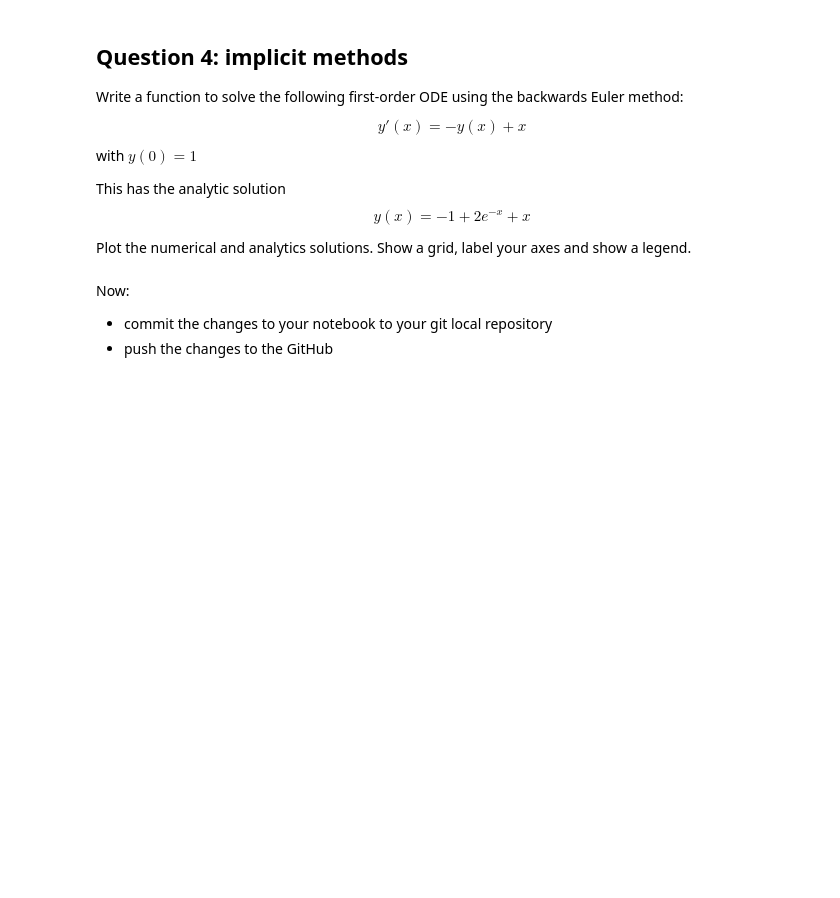
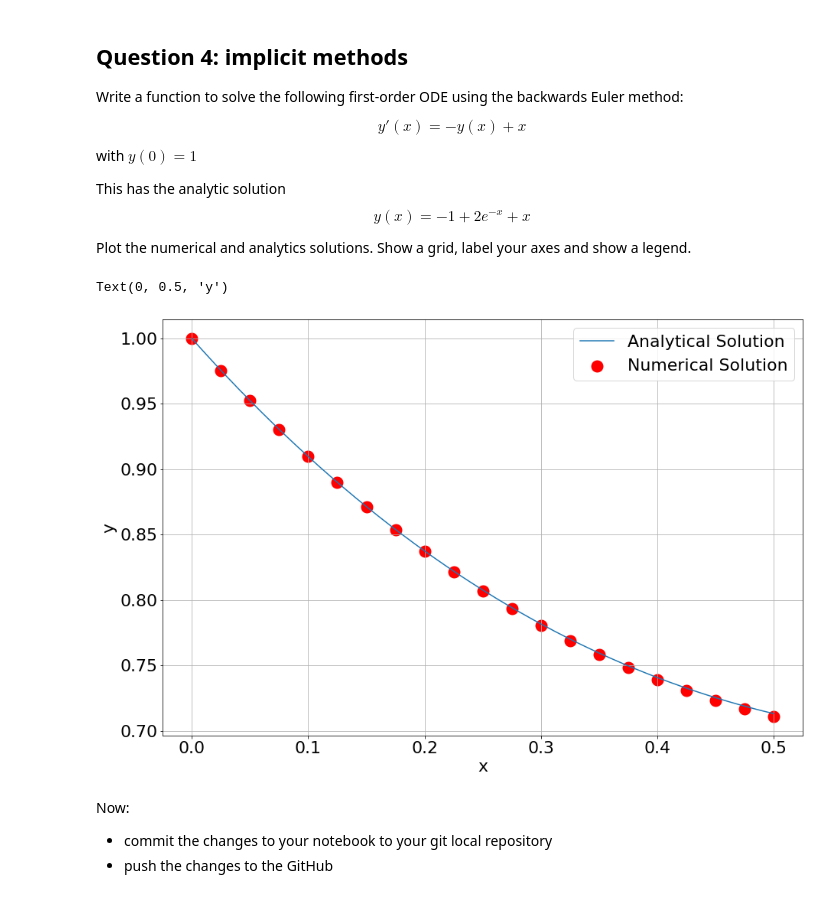
Before and after one commit to Kristian-Mele/ACM20030Assignments, a Jupyter notebook: ACM20030-Assignments-3.ipynb, the cells around one changed output. Saved outputs shown, nothing was run; the diff lists cells and outputs as text; code cells hidden in the pictures; blank space fills up the shorter version.

```diff
--- a/ACM20030-Assignments-3.ipynb
+++ b/ACM20030-Assignments-3.ipynb
@@ -302,6 +299,42 @@ $$
 $$
 
 Plot the numerical and analytics solutions. Show a grid, label your axes and show a legend.
+# %%
+def BackwardsEuler(dx,x0,y0,imax,plotSteps=False):
+    xi=x0
+    yi=y0
+
+    steps=np.zeros((imax+1,2))
+    steps[0,0]=x0
+    steps[0,1]=y0
+
+    i=0
+    while i<imax:
+        yi=(yi+dx*xi)/(1+dx)
+        xi=xi+dx
+        i=i+1
+
+        steps[i,0]=xi
+        steps[i,1]=yi
+
+    if (plotSteps==True):
+        plt.scatter(steps[:,0],steps[:,1], color='r',linewidth=10,label="Numerical Solution")
+
+    return [xi,yi]
+# %%
+BackwardsEuler(0.025,0,1,20,True)
+
+x=np.linspace(0,0.5,400)
+y=-1+(2*np.exp(-x))+x
+
+plt.plot(x,y,label="Analytical Solution")
+plt.legend()
+plt.grid(True)
+plt.xlabel("x")
+plt.ylabel("y")
+# %% [output]
+Text(0, 0.5, 'y')
+[figure, added]
 # %% [markdown]
 Now:
 - commit the changes to your notebook to your git local repository
```
Also changed, not shown: parts of 1 cell of this notebook.
